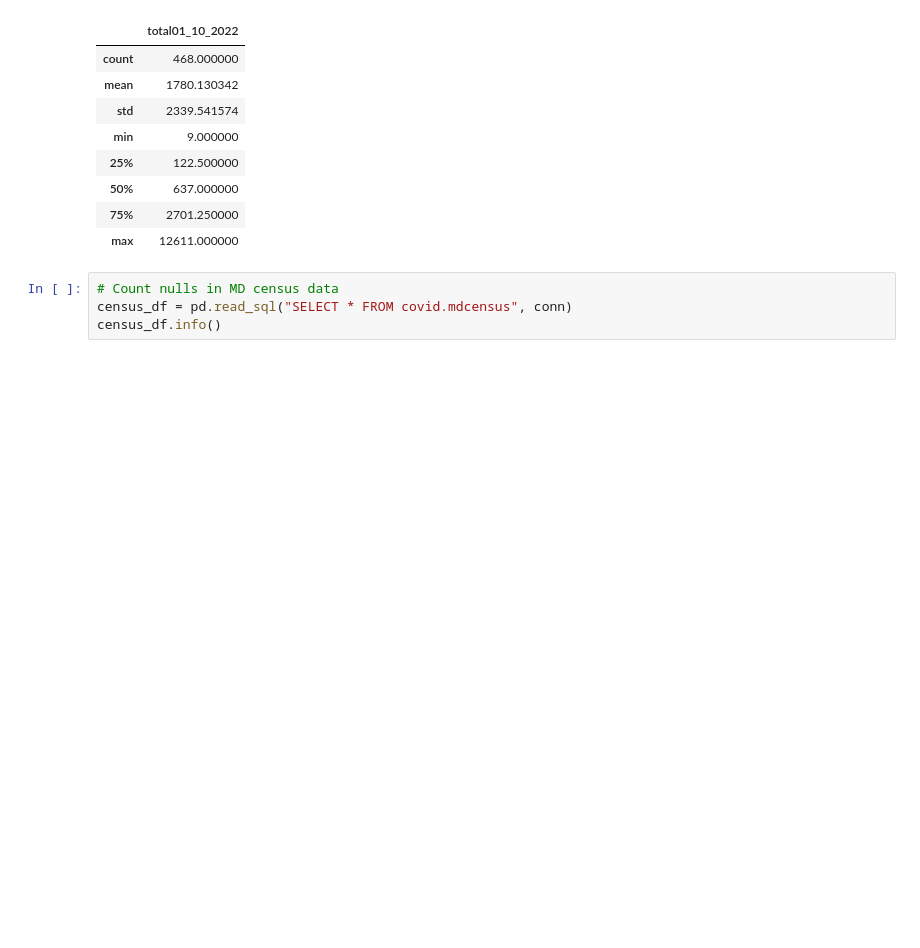
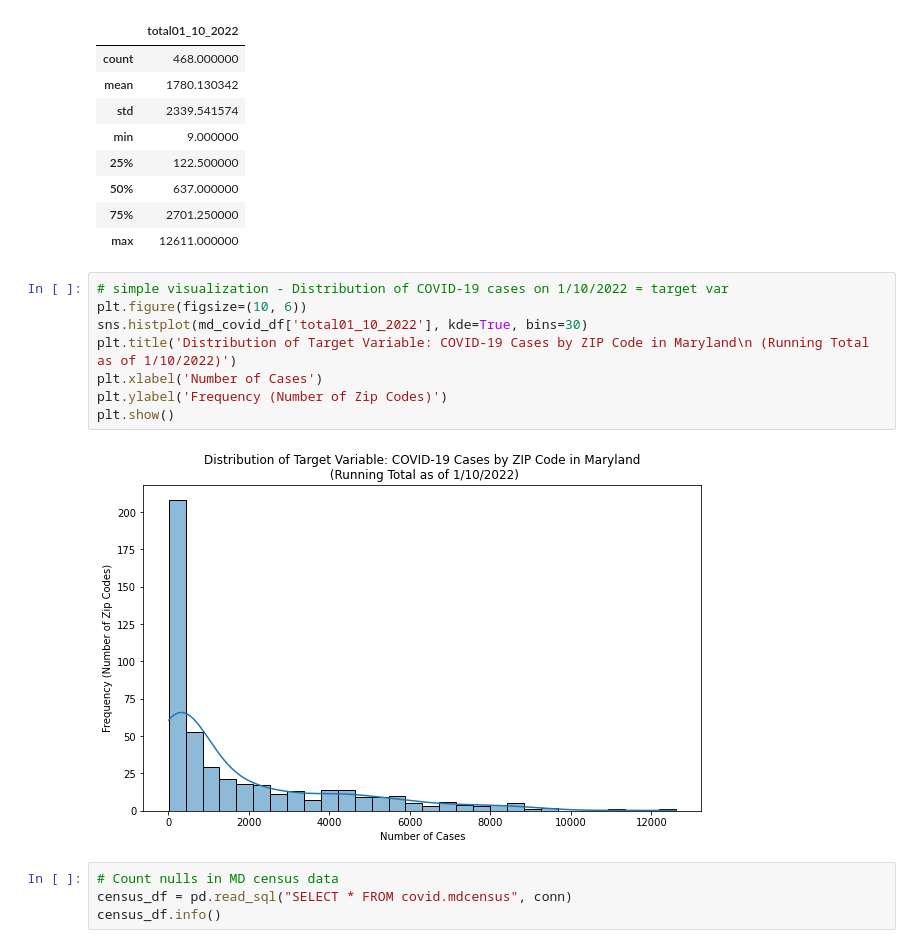
Before and after one commit to shailja-somani-0/ADS-508-Team-2, a Jupyter notebook: team2-ads508-data_prep.ipynb, the cells around one changed output. Drawn from its saved outputs; the diff is of its cells as text; blank space fills up the shorter version.

Commit message:
move over eda histogram code

```diff
--- a/team2-ads508-data_prep.ipynb
+++ b/team2-ads508-data_prep.ipynb
@@ -1034,6 +1030,16 @@ md_covid_df[['total01_10_2022']].describe()
 | 50% | 637.000000 |
 | 75% | 2701.250000 |
 | max | 12611.000000 |
+# %%
+# simple visualization - Distribution of COVID-19 cases on 1/10/2022 = target var
+plt.figure(figsize=(10, 6))
+sns.histplot(md_covid_df['total01_10_2022'], kde=True, bins=30)
+plt.title('Distribution of Target Variable: COVID-19 Cases by ZIP Code in Maryland\n (Running Total as of 1/10/2022)')
+plt.xlabel('Number of Cases')
+plt.ylabel('Frequency (Number of Zip Codes)')
+plt.show()
+# %% [output]
+[figure, added]
 # %%
 # Count nulls in MD census data
 census_df = pd.read_sql("SELECT * FROM covid.mdcensus", conn)
```
Also changed, not shown: parts of 2 cells of this notebook.
